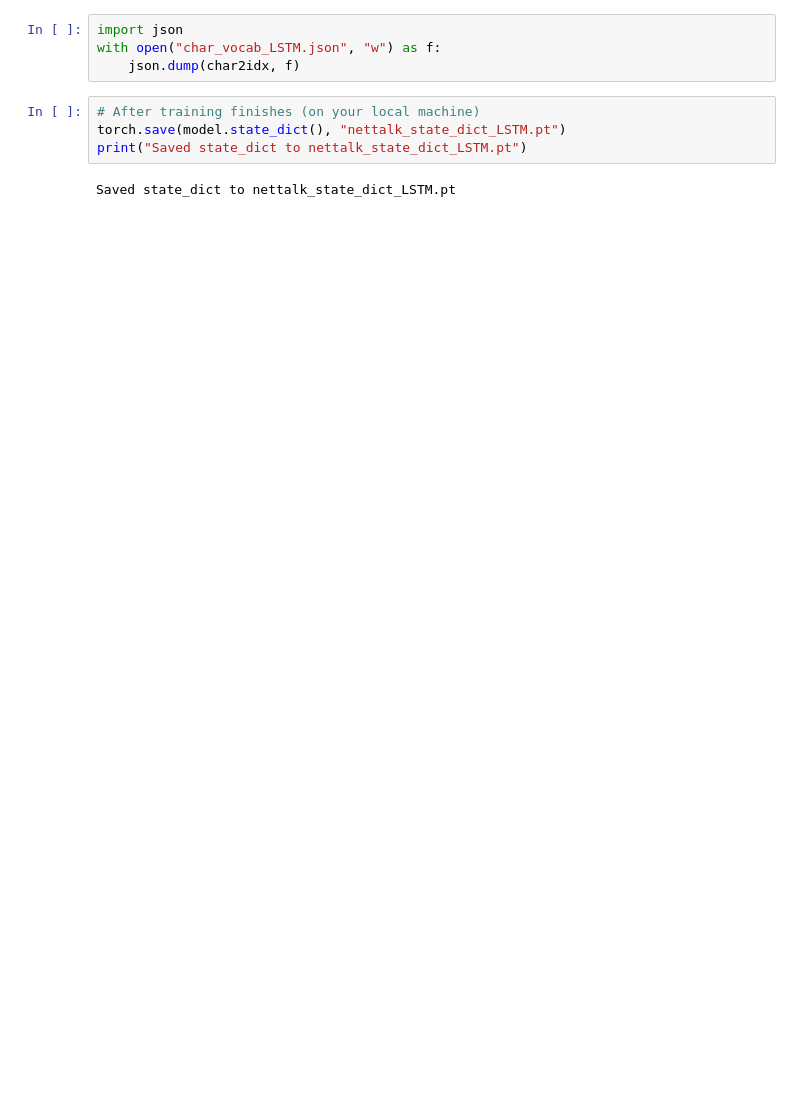
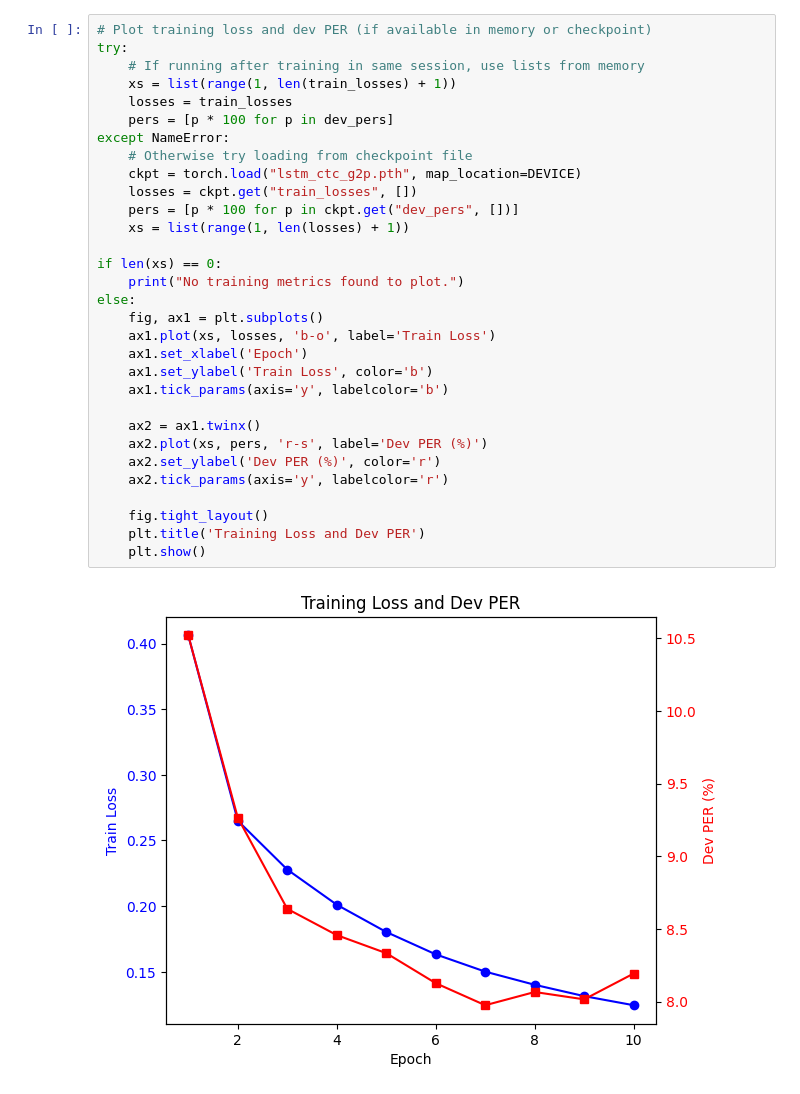
Before and after one commit to rhit-christdn/MA416_modernNETtalk, a Jupyter notebook: LSTMtesting.ipynb, the cells around one changed output. Cells and saved outputs as stored; diff of their text form; blank space fills up the shorter version.

Commit message:
added visualization prototype

```diff
--- a/LSTMtesting.ipynb
+++ b/LSTMtesting.ipynb
@@ -271,10 +343,33 @@ Phoneme Error Rate (PER): 600.0%
-# %%
-import json
-with open("char_vocab_LSTM.json", "w") as f:
-    json.dump(char2idx, f)
-# %%
-# After training finishes (on your local machine)
-torch.save(model.state_dict(), "nettalk_state_dict_LSTM.pt")
-print("Saved state_dict to nettalk_state_dict_LSTM.pt")
-# %% [output]
-Saved state_dict to nettalk_state_dict_LSTM.pt
+# %%
+# Plot training loss and dev PER (if available in memory or checkpoint)
+try:
+    # If running after training in same session, use lists from memory
+    xs = list(range(1, len(train_losses) + 1))
+    losses = train_losses
+    pers = [p * 100 for p in dev_pers]
+except NameError:
+    # Otherwise try loading from checkpoint file
+    ckpt = torch.load("lstm_ctc_g2p.pth", map_location=DEVICE)
+    losses = ckpt.get("train_losses", [])
+    pers = [p * 100 for p in ckpt.get("dev_pers", [])]
+    xs = list(range(1, len(losses) + 1))
+
+if len(xs) == 0:
+    print("No training metrics found to plot.")
+else:
+    fig, ax1 = plt.subplots()
+    ax1.plot(xs, losses, 'b-o', label='Train Loss')
+    ax1.set_xlabel('Epoch')
+    ax1.set_ylabel('Train Loss', color='b')
+    ax1.tick_params(axis='y', labelcolor='b')
+
+    ax2 = ax1.twinx()
+    ax2.plot(xs, pers, 'r-s', label='Dev PER (%)')
+    ax2.set_ylabel('Dev PER (%)', color='r')
+    ax2.tick_params(axis='y', labelcolor='r')
+
+    fig.tight_layout()
+    plt.title('Training Loss and Dev PER')
+    plt.show()
+# %% [output]
+[figure, added]
```
Also changed, not shown: parts of 3 cells of this notebook, 1 other file.
